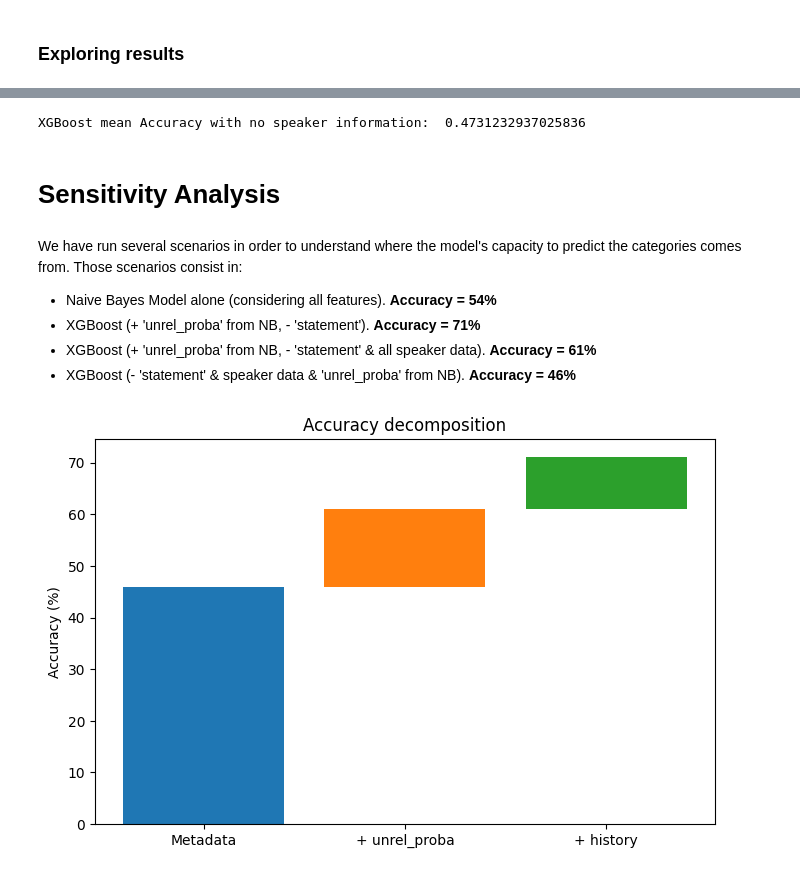
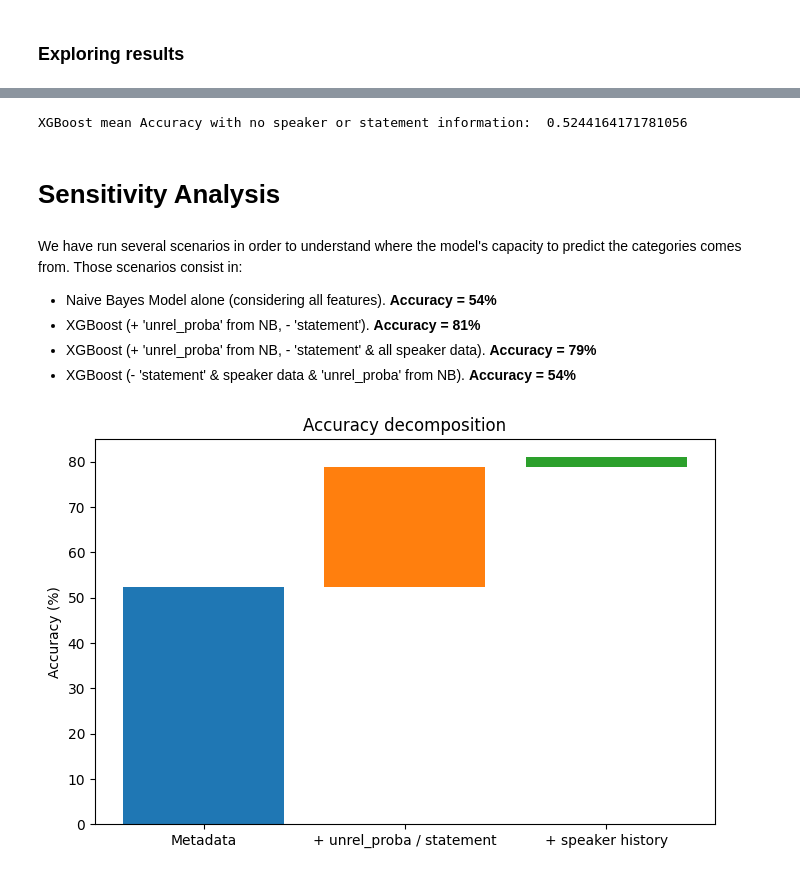
Before and after one commit to navaso93/liar_project, a Jupyter notebook: naive-model_navaso93.ipynb, the cells around one changed output, grey strips where cells are left out. Drawn from its saved outputs; the diff is of its cells as text; code cells hidden in the pictures.

```diff
--- a/naive-model_navaso93.ipynb
+++ b/naive-model_navaso93.ipynb
@@ -337,7 +378,7 @@ def simplify_subject(subject):
 
     # Foreign affairs
     elif any(x in subject for x in ["foreign policy", "iraq", "afghanistan", "china", "israel", "trade"]):
-        return "foreign_affairs"
+        return "foreign affairs"
 
     # Environment and climate
     elif any(x in subject for x in ["environment", "climate", "weather"]):
@@ -361,7 +402,7 @@ def simplify_subject(subject):
 
     # Social issues
     elif any(x in subject for x in ["abortion", "religion", "gay", "lesbian", "woman", "queer", "marriage"]):
-        return "social_issues"
+        return "social issues"
 
     # Science and technology
     elif any(x in subject for x in ["science", "technology", "research"]):
@@ -569,11 +604,0 @@ Pipeline(steps=[('preprocessor',
-# %%
-# Cross-validation
-cv_results_nb = cross_validate(pipeline_nb, X, y, cv=5, scoring=["accuracy"])
-average_score = cv_results_nb["test_accuracy"].mean()
-print("Average score: ", average_score)
-np.round(average_score, 2)
-
-# Predict trustworthyness AND unreliableness of any statement
-truth_proba = pd.DataFrame(pipeline_nb.predict_proba(X)[:, 1], columns=["truth_proba"])
-
-unrel_proba = pd.DataFrame(pipeline_nb.predict_proba(X)[:, 2], columns=["unrel_proba"])
@@ -826,24 +998,22 @@ speaker_data = ["speaker", "barely_true_counts", "false_counts", "half_true_coun
 speaker_data_nb = ["speaker", "barely_true_counts", "false_counts", "half_true_counts", "mostly_true_counts", "pants_on_fire_counts", "unrel_proba"]
 
 
-X_extended_ns = X_A.drop(columns=["speaker", "barely_true_counts", "false_counts", "half_true_counts", "mostly_true_counts", "pants_on_fire_counts", "unrel_proba"])
+X_extended_nss = X_A.drop(columns=["speaker", "barely_true_counts", "false_counts", "half_true_counts", "mostly_true_counts", "pants_on_fire_counts", "unrel_proba"])
 
-X_ns_train, X_ns_test, y_ns_train, y_ns_test = train_test_split(X_extended_ns, y, test_size=0.2)
+X_nss_train, X_nss_test, y_nss_train, y_nss_test = train_test_split(X_extended_nss, y, test_size=0.2)
 
-preprocessor_ns = ColumnTransformer(
+preprocessor_nss = ColumnTransformer(
     transformers = [
         ("subject", OneHotEncoder(handle_unknown="ignore"), ["subject"]),
         ("context", OneHotEncoder(handle_unknown="ignore"), ["context"]),
         ("job_title", OneHotEncoder(handle_unknown="ignore"), ["job_title"]),
         ("state", OneHotEncoder(handle_unknown="ignore"), ["state"]),
         ("party", OneHotEncoder(handle_unknown="ignore"), ["party"])
-        #("unrel_proba", "passthrough", ["unrel_proba"])
-        #("truth_proba", "passthrough", ["truth_proba"])
     ]
 )
 # %%
-pipeline_ns_xg = Pipeline([
-    ("preprocessor", preprocessor_ns),
+pipeline_nss_xg = Pipeline([
+    ("preprocessor", preprocessor_nss),
     ("classifier", XGBClassifier(
         n_estimators=300,
         max_depth=6,
@@ -854,42 +1024,42 @@ pipeline_ns_xg = Pipeline([
     ))
 ])
 
-y_ns_train_e = le.fit_transform(y_ns_train)
-y_ns_test_e = le.transform(y_ns_test)
+y_nss_train_e = le.fit_transform(y_nss_train)
+y_nss_test_e = le.transform(y_nss_test)
 
 #X_A_train_sparse = X_A_train
-pipeline_ns_xg.fit(X_ns_train, y_ns_train_e)
+pipeline_nss_xg.fit(X_nss_train, y_nss_train_e)
 
-cv_results_ns_xg = cross_validate(pipeline_ns_xg, X_ns_train, y_ns_train_e, cv=5, scoring='accuracy')
+cv_results_nss_xg = cross_validate(pipeline_nss_xg, X_nss_train, y_nss_train_e, cv=5, scoring='accuracy')
 # %%
-print("XGBoost mean Accuracy with no speaker information: ", cv_results_ns_xg["test_score"].mean())
+print("XGBoost mean Accuracy with no speaker or statement information: ", cv_results_nss_xg["test_score"].mean())
 # %% [output]
-XGBoost mean Accuracy with no speaker information:  0.4731232937025836
+XGBoost mean Accuracy with no speaker or statement information:  0.5244164171781056
 # %% [markdown]
 # Sensitivity Analysis
 # %% [markdown]
 We have run several scenarios in order to understand where the model's capacity to predict the categories comes from. Those scenarios consist in:
 
 - Naive Bayes Model alone (considering all features). **Accuracy = 54%**
-- XGBoost (+ 'unrel_proba' from NB, - 'statement'). **Accuracy = 71%**
-- XGBoost (+ 'unrel_proba' from NB, - 'statement' & all speaker data). **Accuracy = 61%**
-- XGBoost (- 'statement' & speaker data & 'unrel_proba' from NB). **Accuracy = 46%**
+- XGBoost (+ 'unrel_proba' from NB, - 'statement'). **Accuracy = 81%**
+- XGBoost (+ 'unrel_proba' from NB, - 'statement' & all speaker data). **Accuracy = 79%**
+- XGBoost (- 'statement' & speaker data & 'unrel_proba' from NB). **Accuracy = 54%**
 # %%
-start = 46
-add1 = 15
-add2 = 10
+start = cv_results_nss_xg["test_score"].mean() * 100
+add1 = (cv_results_ns_xg["test_score"].mean() - cv_results_nss_xg["test_score"].mean()) * 100
+add2 = (cv_results_A_xg["test_score"].mean() - cv_results_ns_xg["test_score"].mean()) * 100
 
 plt.figure(figsize=(8,5))
 
 plt.bar("Metadata", start)
-plt.bar("+ unrel_proba", add1, bottom=start)
-plt.bar("+ history", add2, bottom=start+add1)
+plt.bar("+ unrel_proba / statement", add1, bottom=start)
+plt.bar("+ speaker history", add2, bottom=start+add1)
 
 plt.ylabel("Accuracy (%)")
 plt.title("Accuracy decomposition")
 plt.show()
 # %% [output]
-[figure, old version]
+[figure, new version]
 # %%
 speaker_data = ["speaker", "barely_true_counts", "false_counts", "half_true_counts", "mostly_true_counts", "pants_on_fire_counts"]
 speaker_data_nb = ["speaker", "barely_true_counts", "false_counts", "half_true_counts", "mostly_true_counts", "pants_on_fire_counts", "unrel_proba"]
```
Also changed, not shown: parts of 73 cells of this notebook.
